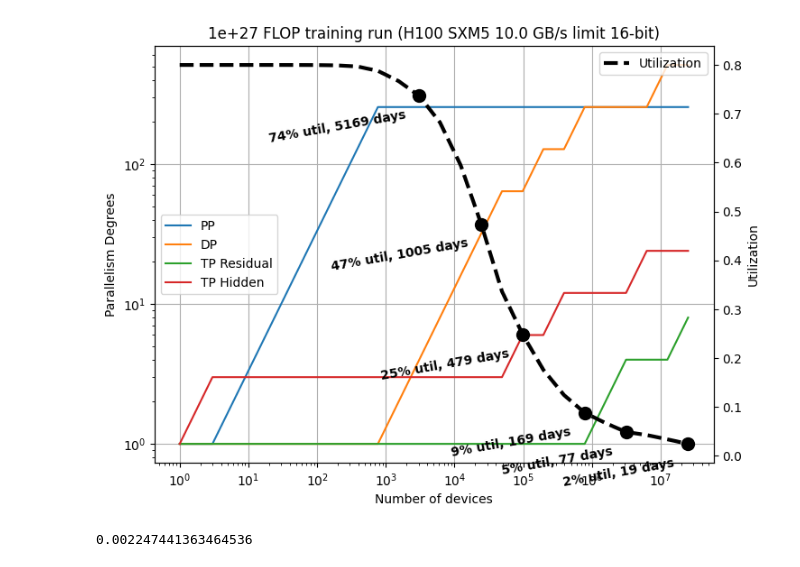
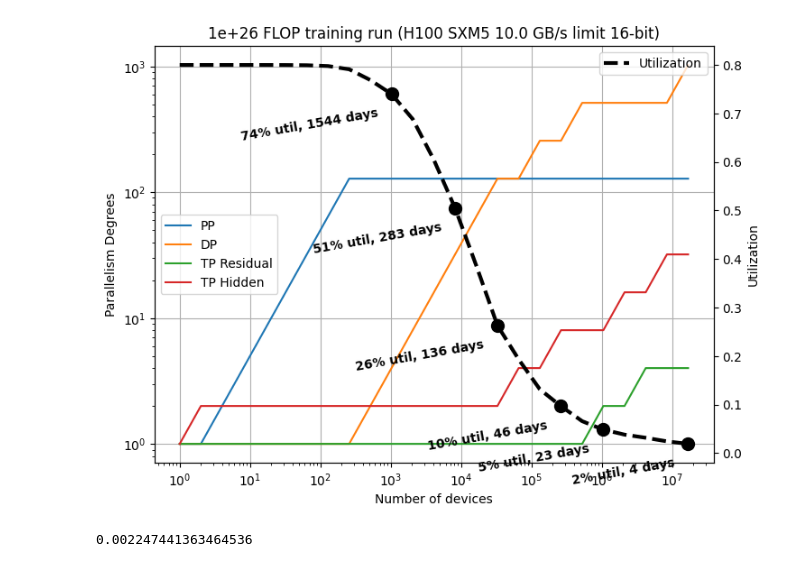
Before and after one commit to davidsj/ml_par_sim, a Jupyter notebook: run_optimizer2.ipynb, the cells around one changed output. Cells and saved outputs as stored; diff of their text form; code cells hidden in the pictures.

```diff
--- a/run_optimizer2.ipynb
+++ b/run_optimizer2.ipynb
@@ -218,21 +218,24 @@ def add_next_parallelism(device, model, par):
 
     # Consider doubling each of the four parallelism degrees, along with all
     # power of 2 microbatch counts between 1 and 2^22.
+    (np.eye(4) + np.ones(4, 4))*[par_last.pp, par_last.dp, par_last.tp_residual, par_last.tp_hidden]
     pp = np.full(4, par_last.pp)
+    dp = np.full(4, par_last.dp)
+    tp_residual = np.full(4, par_last.tp_residual)
+    tp_hidden = np.full(4, par_last.tp_hidden)
     pp[0] *= 2
-    dp = np.full(4, par_last.dp)
     dp[1] *= 2
-    tp_residual = np.full(4, par_last.tp_residual)
     tp_residual[2] *= 2
-    tp_hidden = np.full(4, par_last.tp_hidden)
     tp_hidden[3] *= 2
 
     idx_par, idx_mb = np.meshgrid(np.arange(4), np.arange(23))
-    pp = pp[idx_par].flatten()
-    dp = dp[idx_par].flatten()
-    tp_residual = tp_residual[idx_par].flatten()
-    tp_hidden = tp_hidden[idx_par].flatten()
-    n_microbatches_per_batch = 2**idx_mb.flatten()
+    idx_par = idx_par.flatten()
+    idx_mb = idx_mb.flatten()
+    pp = pp[idx_par]
+    dp = dp[idx_par]
+    tp_residual = tp_residual[idx_par]
+    tp_hidden = tp_hidden[idx_par]
+    n_microbatches_per_batch = 2**idx_mb
 
     # Filter out invalid parallelism degrees.
     valid = (pp <= model.L) & (pp <= n_microbatches_per_batch)
@@ -254,7 +257,7 @@ band_limit = 10e9
 h100_rest = Device(f'H100 SXM5 {band_limit/1e9:.1f} GB/s limit', 1979e12, 3352e9, band_limit)
 device = h100_rest
 #device = Device('64 x H100 SXM5', 64*1979e12, np.inf*3352e9, 30e9)
-model = ChinchillaOptimalModel(1e27)
+model = ChinchillaOptimalModel(1e26)
 
 tp_residual = np.concatenate(([1]*4, np.arange(1, 25)))
 tp_hidden = np.concatenate((np.arange(1, 5), np.arange(1, 25)*model.hidden_factor))
@@ -280,34 +283,34 @@ fig, ax = plt.subplots(figsize=(8, 6))
 ax.set_title(f'{model.training_flop} FLOP training run ({device.name} {model.bytewidth*8}-bit)')
 ax.set_xlabel('Number of devices')
 ax.set_ylabel('Parallelism Degrees')
 ax.plot(par.n_devices, par.pp, label='PP')
 ax.plot(par.n_devices, par.dp, label='DP')
 ax.plot(par.n_devices, par.tp_residual, label='TP Residual')
 ax.plot(par.n_devices, par.tp_hidden, label='TP Hidden')
 # ax.plot(par.n_devices, par.n_microbatches_per_batch, label='Microbatches')
 ax.legend()
 ax.set_xscale('log')
 ax.set_yscale('log')
 
 ax2 = ax.twinx()
 ax2.set_ylabel('Utilization')
 ax2.plot(par.n_devices, util, label='Utilization', color='black', linestyle='--', linewidth=3)
 idxs = []
 training_days = training_secs/86400
 for u in [0.75, 0.5, 0.25, 0.1, 0.05, 0.02]:
     i = np.argmin(np.abs(util - u))
     idxs.append(i)
     ax2.annotate(f'{int(np.round(100*util[i]))}% util, {int(np.round(training_days[i]))} days', (par.n_devices[i], util[i]), xytext=(-10, -10),
                  textcoords='offset points', ha='right', va='top', rotation=10, fontsize=10, weight='bold')
     if np.all(util > u):
         break
 ax2.plot(par.n_devices[idxs], util[idxs], 'o', color='black', markersize=10)
 ax.legend(loc='center left')
 ax2.legend()
 
 ax.grid()
 # %% [output]
-[figure, old version]
+[figure, new version]
 # %%
 util[training_days[par.n_devices <= 15e6].argmin()]
 # %% [output]
```
